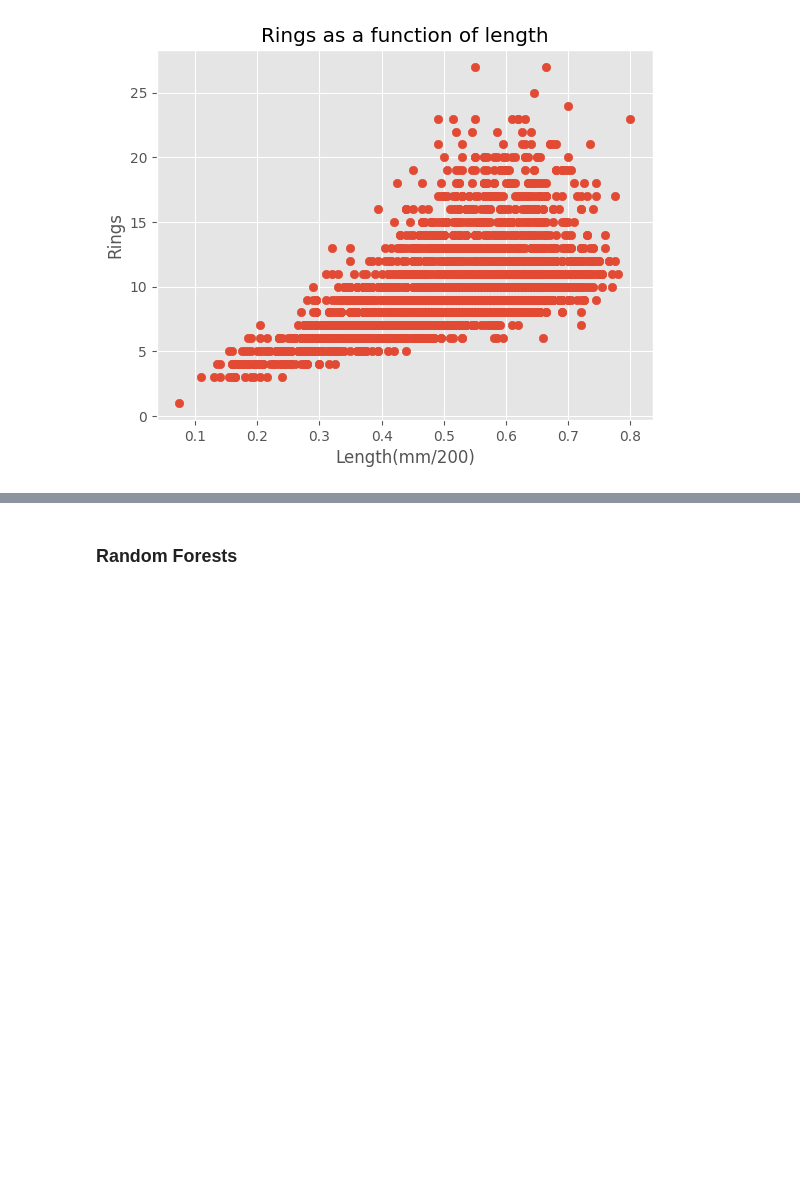
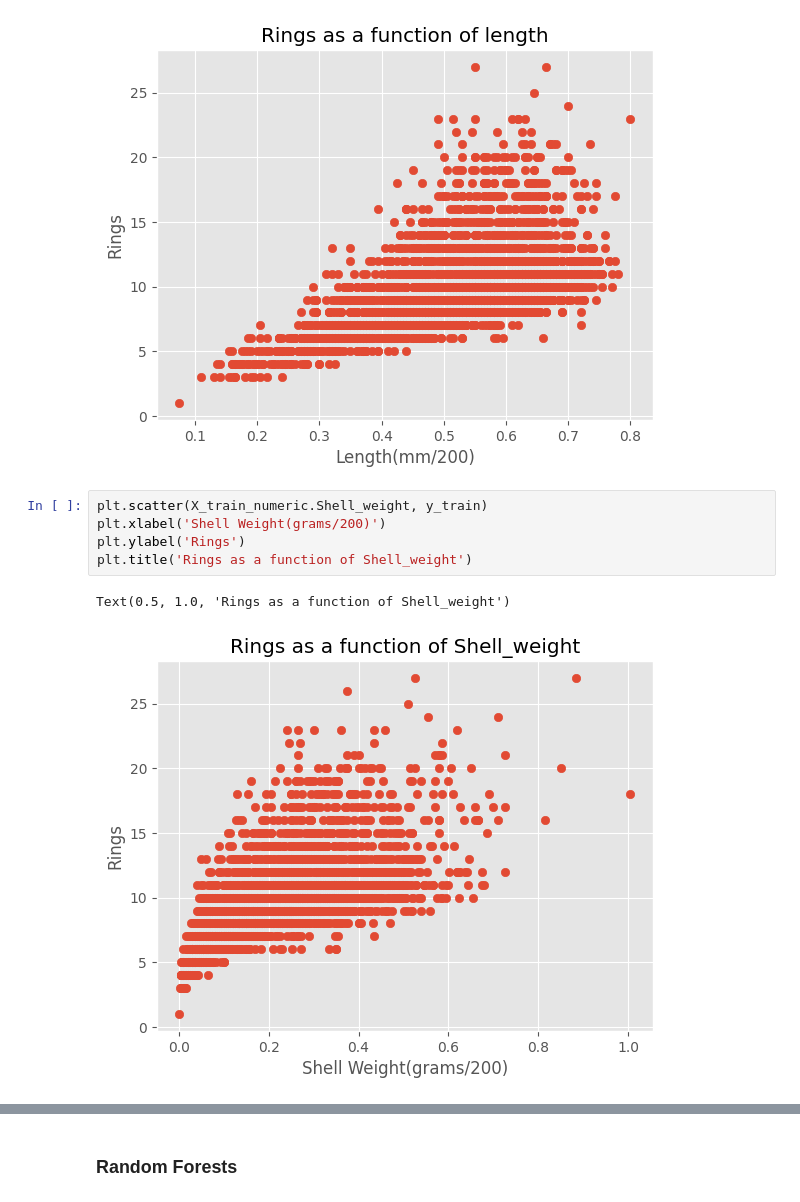
Before and after one commit to MathDrE/Supervised_Final_Project, a Jupyter notebook: Final_Project.ipynb, the cells around one changed output, grey strips where cells are left out. Saved outputs shown, nothing was run; the diff lists cells and outputs as text; blank space fills up the shorter version.

```diff
--- a/Final_Project.ipynb
+++ b/Final_Project.ipynb
@@ -164,5 +170,13 @@ plt.title('Rings as a function of length')
 # %% [output]
 Text(0.5, 1.0, 'Rings as a function of length')
 [figure]
+# %%
+plt.scatter(X_train_numeric.Shell_weight, y_train)
+plt.xlabel('Shell Weight(grams/200)')
+plt.ylabel('Rings')
+plt.title('Rings as a function of Shell_weight')
+# %% [output]
+Text(0.5, 1.0, 'Rings as a function of Shell_weight')
+[figure, added]
 # %% [markdown]
 ## Analysis
```
Also changed, not shown: parts of 57 cells of this notebook.
